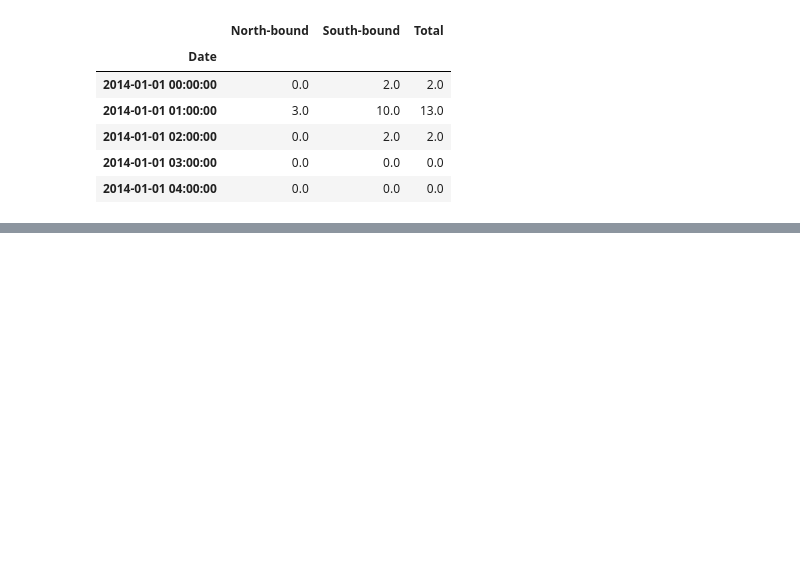
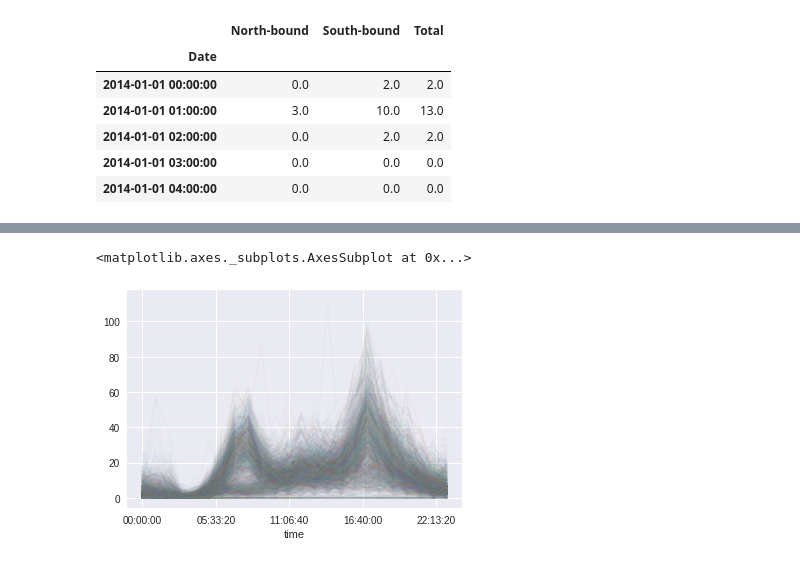
Before and after one commit to gautam-sundar/SeattleBroadwayCycleTrack, a Jupyter notebook: Seattle Broadway Cycle Track North of E Union St.ipynb, the cells around one changed output, grey strips where cells are left out. Cells and saved outputs as stored; diff of their text form; code cells hidden in the pictures; blank space fills up the shorter version.

```diff
--- a/Seattle Broadway Cycle Track North of E Union St.ipynb
+++ b/Seattle Broadway Cycle Track North of E Union St.ipynb
@@ -32,0 +45,6 @@ data.resample('W').sum().plot()
+# %%
+time_v_date_pivot = data.pivot_table('Total', index=data.index.time, columns=data.index.date)
+time_v_date_pivot.plot(legend=False, alpha=0.03)
+# %% [output]
+<matplotlib.axes._subplots.AxesSubplot at 0x...>
+[figure, added]
```
Also changed, not shown: parts of 4 cells of this notebook.
